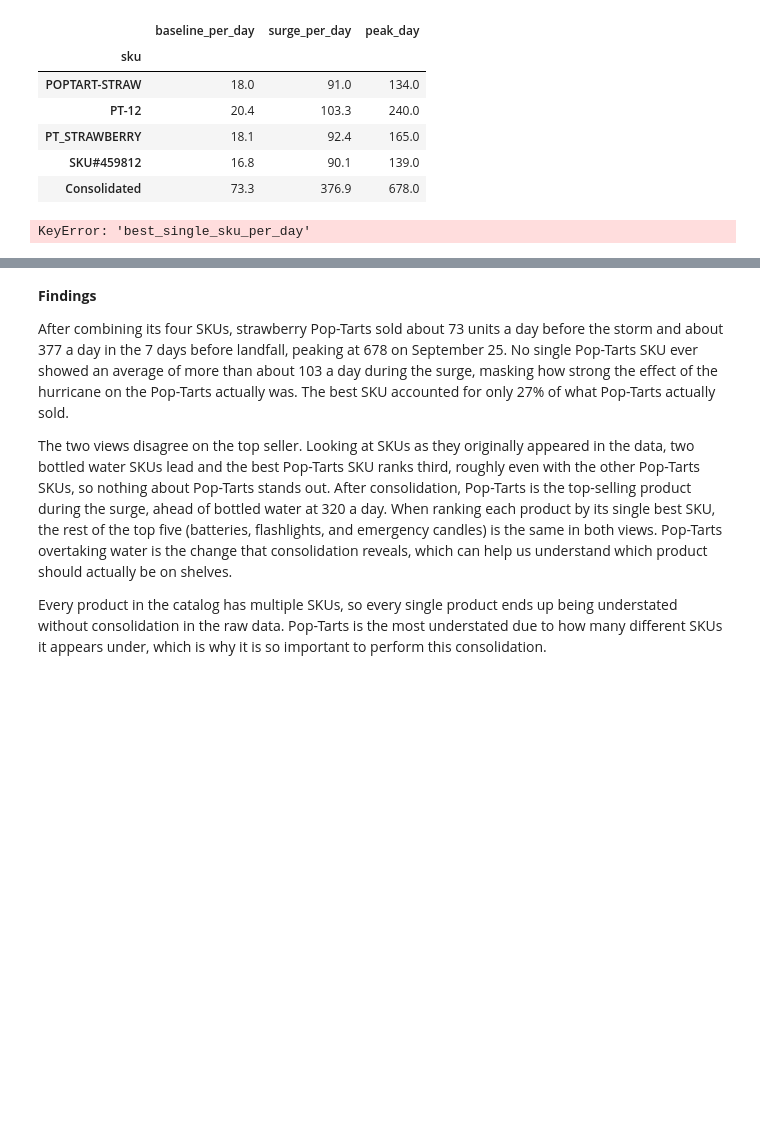
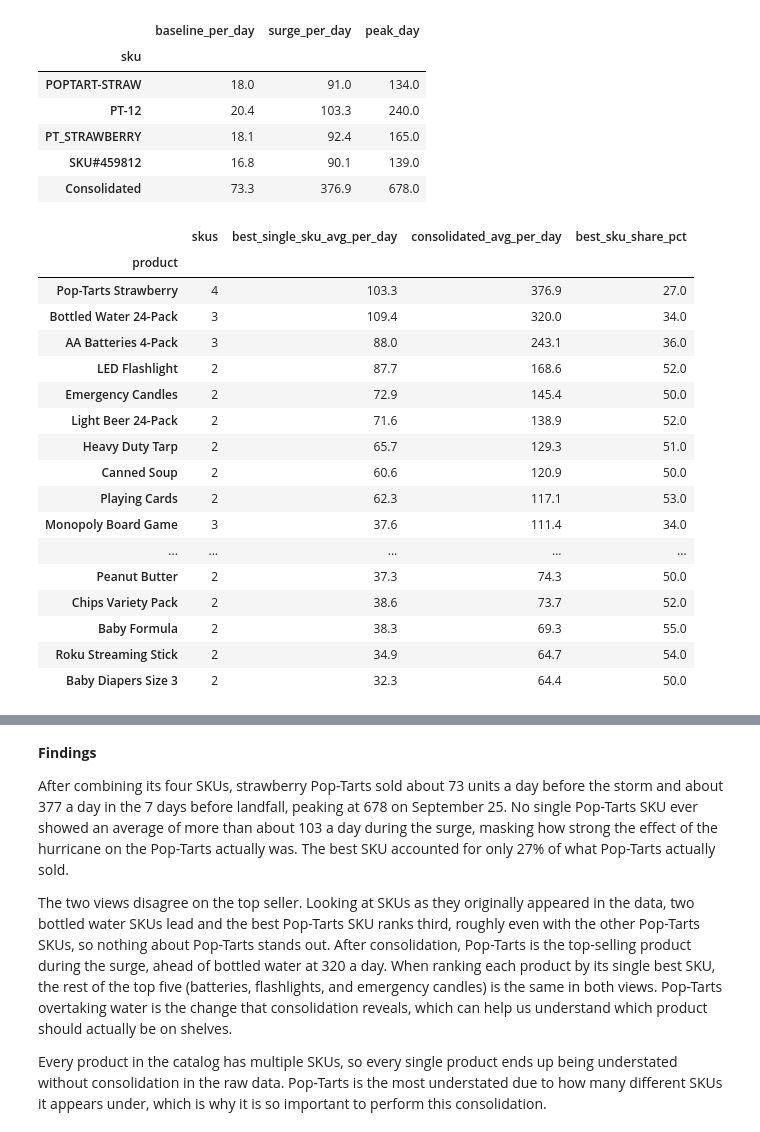
Before and after one commit to BenFreilichUVA/walmart-hurricane-project, a Jupyter notebook: notebooks/scratch/team_notebook.ipynb, the cells around one changed output, grey strips where cells are left out. Drawn from its saved outputs; the diff is of its cells as text; code cells hidden in the pictures; blank space fills up the shorter version.

Commit message:
Fixed the Q2 variable naming error

```diff
--- a/notebooks/scratch/team_notebook.ipynb
+++ b/notebooks/scratch/team_notebook.ipynb
@@ -869,21 +869,38 @@ consolidated peak: 678 units on Sep 25
 # %%
 # Every product: what the best single SKU shows vs. the consolidated product, in the surge window
 surge_rows = purchases[(purchases['date'] >= SURGE[0]) & (purchases['date'] <= SURGE[1])]
 n_days = surge_rows['date'].nunique()
 
 per_sku = surge_rows.groupby(['product', 'sku'])['quantity'].sum() / n_days
 # Creating the new DataFrame for each product.
 # It displays how many SKUs were consolidated into the product, the best SKU per day and the consolidated total product sales per day, and the percentage of how much the best SKU contributed to total consolidated per day.
 all_products = pd.DataFrame({
     'skus':                    per_sku.groupby('product').size(),
     'best_single_sku_avg_per_day': per_sku.groupby('product').max().round(1),
     'consolidated_avg_per_day':    per_sku.groupby('product').sum().round(1),
 })
-all_products['best_sku_share_pct'] = (all_products['best_single_sku_per_day'] / all_products['consolidated_per_day'] * 100).round(0)
-all_products = all_products.sort_values('consolidated_per_day', ascending=False)
+all_products['best_sku_share_pct'] = (all_products['best_single_sku_avg_per_day'] / all_products['consolidated_avg_per_day'] * 100).round(0)
+all_products = all_products.sort_values('consolidated_avg_per_day', ascending=False)
 all_products
 # %% [output]
-KeyError: 'best_single_sku_per_day'
+|  | skus | best_single_sku_avg_per_day | consolidated_avg_per_day | best_sku_share_pct |
+| product |  |  |  |  |
+| Pop-Tarts Strawberry | 4 | 103.3 | 376.9 | 27.0 |
+| Bottled Water 24-Pack | 3 | 109.4 | 320.0 | 34.0 |
+| AA Batteries 4-Pack | 3 | 88.0 | 243.1 | 36.0 |
+| LED Flashlight | 2 | 87.7 | 168.6 | 52.0 |
+| Emergency Candles | 2 | 72.9 | 145.4 | 50.0 |
+| Light Beer 24-Pack | 2 | 71.6 | 138.9 | 52.0 |
+| Heavy Duty Tarp | 2 | 65.7 | 129.3 | 51.0 |
+| Canned Soup | 2 | 60.6 | 120.9 | 50.0 |
+| Playing Cards | 2 | 62.3 | 117.1 | 53.0 |
+| Monopoly Board Game | 3 | 37.6 | 111.4 | 34.0 |
+| ... | ... | ... | ... | ... |
+| Peanut Butter | 2 | 37.3 | 74.3 | 50.0 |
+| Chips Variety Pack | 2 | 38.6 | 73.7 | 52.0 |
+| Baby Formula | 2 | 38.3 | 69.3 | 55.0 |
+| Roku Streaming Stick | 2 | 34.9 | 64.7 | 54.0 |
+| Baby Diapers Size 3 | 2 | 32.3 | 64.4 | 50.0 |
 # %%
 family_skus = product_families[family]
 
```
Also changed, not shown: parts of 5 cells of this notebook.
